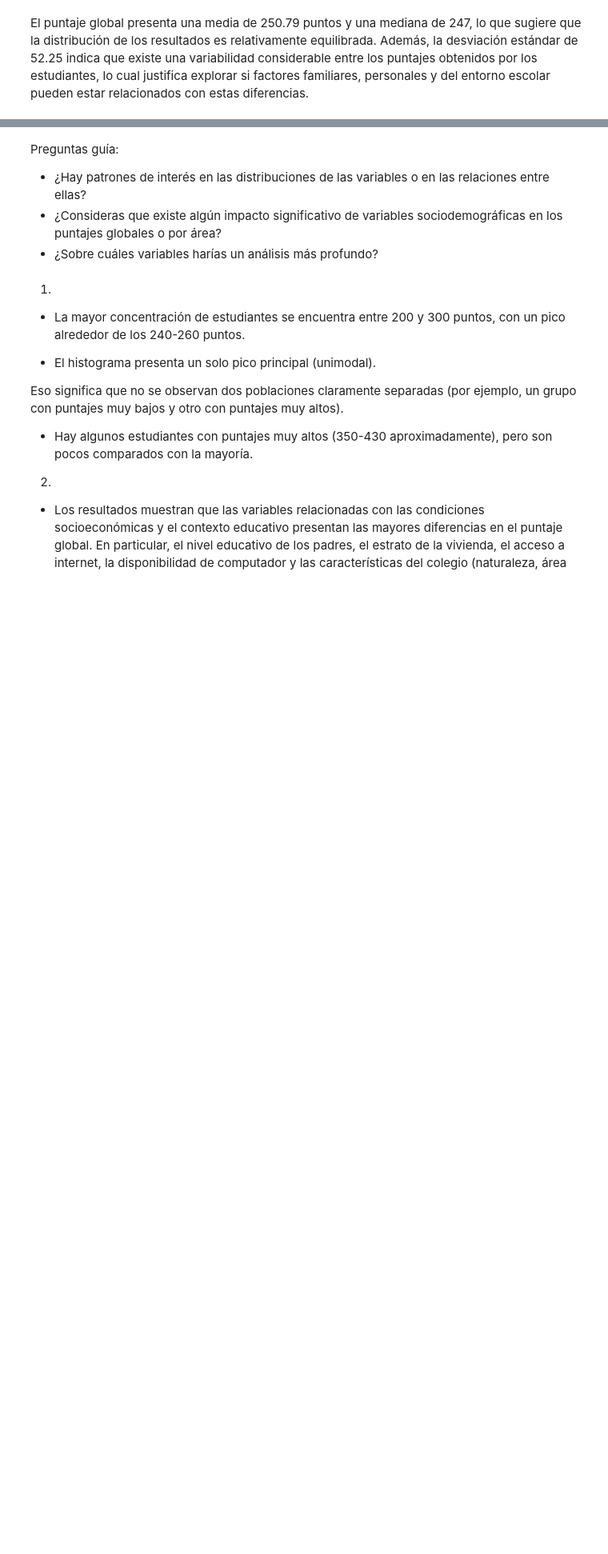
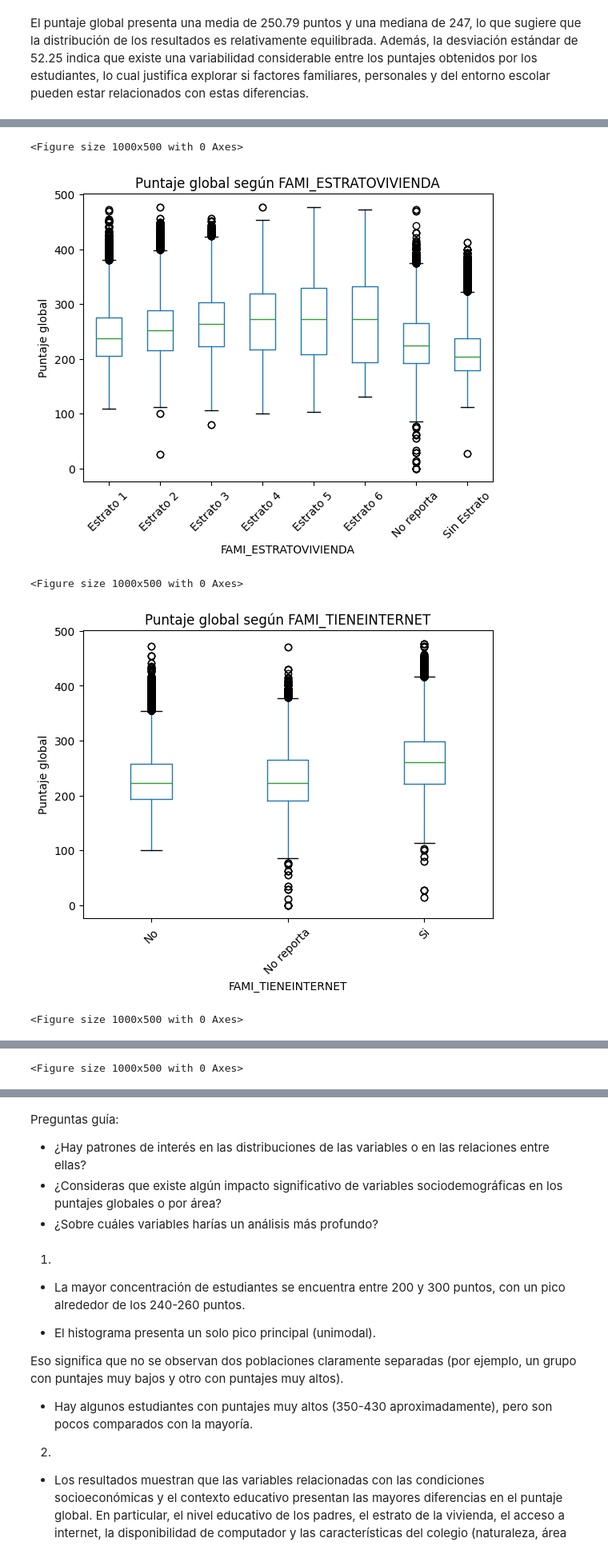
Before and after one commit to jhongiraldo17/MachineLearing-JG, a Jupyter notebook: Proyecto Final/proyecto final nuevo.ipynb, the cells around one changed output, grey strips where cells are left out. Shown: that part at 80% size. Drawn from its saved outputs; the diff is of its cells as text; code cells hidden in the pictures; blank space fills up the shorter version.

```diff
--- a/Proyecto Final/proyecto final nuevo.ipynb
+++ b/Proyecto Final/proyecto final nuevo.ipynb
@@ -186,26 +322,37 @@ plt.show()
 # %%
 variables = [
     "FAMI_ESTRATOVIVIENDA",
     "FAMI_TIENEINTERNET",
     "FAMI_TIENECOMPUTADOR",
     "FAMI_EDUCACIONMADRE",
     "FAMI_EDUCACIONPADRE",
     "ESTU_GENERO",
     "COLE_NATURALEZA",
     "COLE_AREA_UBICACION",
     "COLE_JORNADA",
     "COLE_BILINGUE",
 ]
 
 for variable in variables:
-    (
-        df_limpio.groupby(variable)["PUNT_GLOBAL"]
-        .mean()
-        .plot(kind="bar", figsize=(8,4), edgecolor="black")
 
+    plt.figure(figsize=(10, 5))
+
+    df_limpio.boxplot(
+        column="PUNT_GLOBAL",
+        by=variable,
+        rot=45,
+        grid=False
     )
-    plt.title(f"Puntaje global promedio según {variable}")
-    plt.ylabel("Promedio")
+
+    plt.title(f"Puntaje global según {variable}")
+    plt.suptitle("")
     plt.xlabel(variable)
-    plt.xticks(rotation=45)
+    plt.ylabel("Puntaje global")
+
     plt.show()
+# %% [output]
+<Figure size 1000x500 with 0 Axes>
+[figure, added]
+<Figure size 1000x500 with 0 Axes>
+[figure, added]
+<Figure size 1000x500 with 0 Axes>
@@ -211,0 +360 @@ for variable in variables:
+<Figure size 1000x500 with 0 Axes>
```
Also changed, not shown: parts of 12 cells of this notebook.
